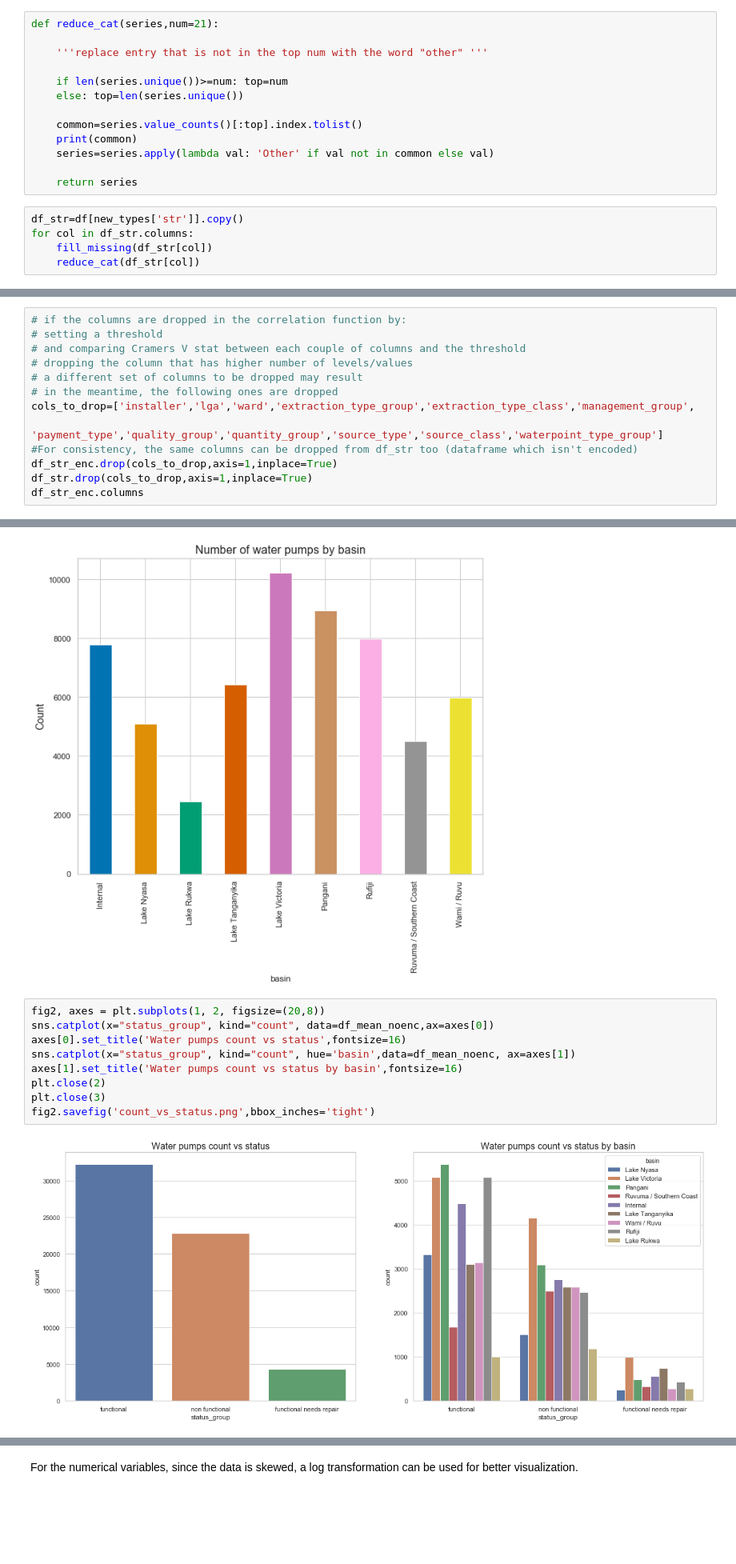
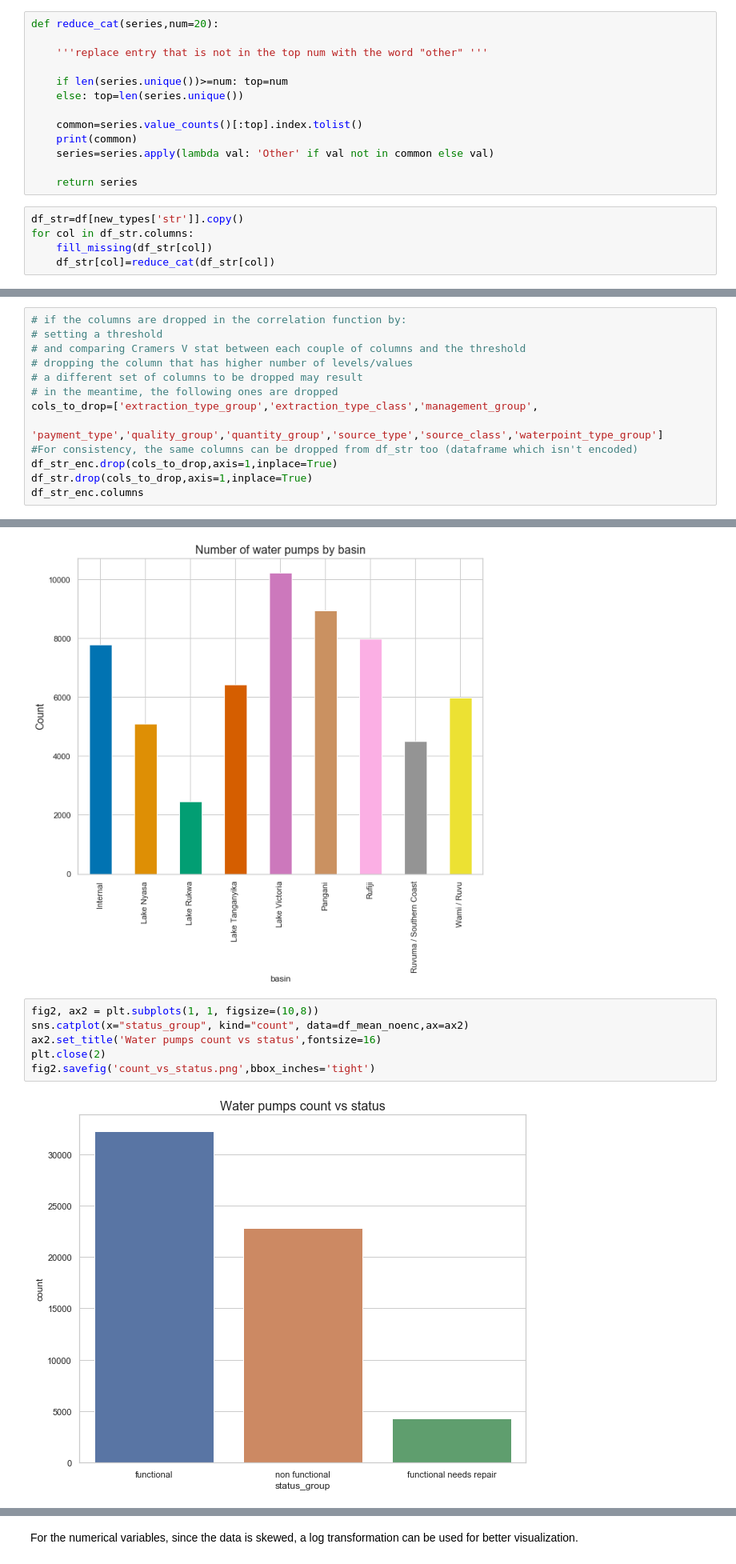
Before and after one commit to aspds18/Springboard_capstone2, a Jupyter notebook: Capstone2.ipynb, the cells around one changed output, grey strips where cells are left out. Shown at 80% size. Drawn from its saved outputs; the diff is of its cells as text; blank space fills up the shorter version.

```diff
--- a/Capstone2.ipynb
+++ b/Capstone2.ipynb
@@ -363,7 +363,7 @@ def fill_missing(col):
 # %% [markdown]
 The number of levels that are kept is chosen to be 21, which is also the number of regions. This attribute is believed to be relevant and it will also be used later on to gain some insights. With this choice, all the levels of many attributes will be kept as well, except for a couple of them.
 # %%
-def reduce_cat(series,num=21):
+def reduce_cat(series,num=20):
 
     '''replace entry that is not in the top num with the word "other" '''
 
@@ -379,6 +379,6 @@ def reduce_cat(series,num=21):
 df_str=df[new_types['str']].copy()
 for col in df_str.columns:
     fill_missing(df_str[col])
-    reduce_cat(df_str[col])
+    df_str[col]=reduce_cat(df_str[col])
 # %% [output]
 ['Government Of Tanzania', 'unknown', 'Danida', 'Hesawa', 'Rwssp', 'World Bank', 'Kkkt', 'World Vision', 'Unicef', 'Tasaf', 'District Council', 'Dhv', 'Private Individual', 'Dwsp', 'Norad', 'Germany R ...
@@ -513,7 +513,7 @@ The correlation matrix shows that some more columns can be dropped.
 # dropping the column that has higher number of levels/values
 # a different set of columns to be dropped may result
 # in the meantime, the following ones are dropped
-cols_to_drop=['installer','lga','ward','extraction_type_group','extraction_type_class','management_group',
+cols_to_drop=['extraction_type_group','extraction_type_class','management_group',
              'payment_type','quality_group','quantity_group','source_type','source_class','waterpoint_type_group']
 #For consistency, the same columns can be dropped from df_str too (dataframe which isn't encoded)
 df_str_enc.drop(cols_to_drop,axis=1,inplace=True)
@@ -925,14 +926,11 @@ fig1.savefig('count_vs_basin.png',bbox_inches='tight')
 # %% [output]
 [figure]
 # %%
-fig2, axes = plt.subplots(1, 2, figsize=(20,8))
-sns.catplot(x="status_group", kind="count", data=df_mean_noenc,ax=axes[0])
-axes[0].set_title('Water pumps count vs status',fontsize=16)
-sns.catplot(x="status_group", kind="count", hue='basin',data=df_mean_noenc, ax=axes[1])
-axes[1].set_title('Water pumps count vs status by basin',fontsize=16)
+fig2, ax2 = plt.subplots(1, 1, figsize=(10,8))
+sns.catplot(x="status_group", kind="count", data=df_mean_noenc,ax=ax2)
+ax2.set_title('Water pumps count vs status',fontsize=16)
 plt.close(2)
-plt.close(3)
 fig2.savefig('count_vs_status.png',bbox_inches='tight')
 # %% [output]
-[figure, old version]
+[figure, new version]
 # %%
```
Also changed, not shown: parts of 81 cells of this notebook.
